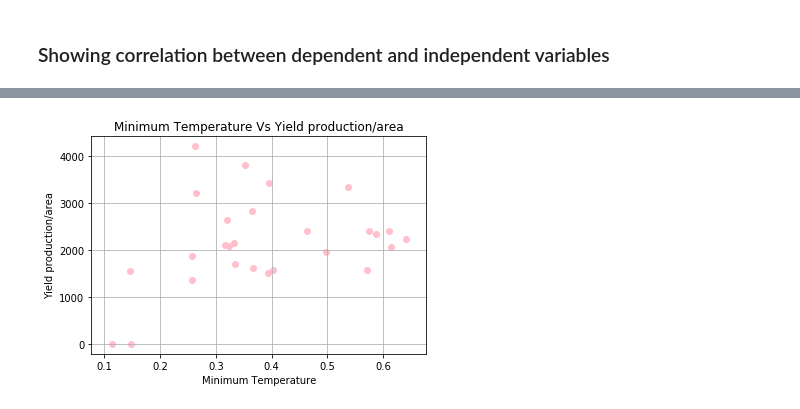
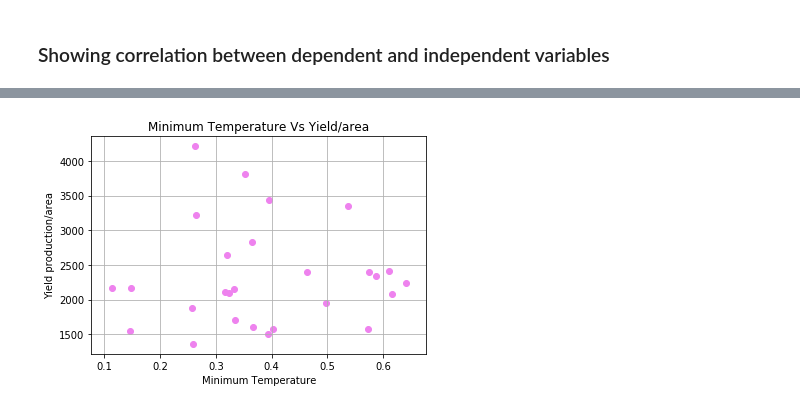
Before and after one commit to arghac14/CropYield-prediction, a Jupyter notebook: CropPrediction(data_exploration).ipynb, the cells around one changed output, grey strips where cells are left out. Drawn from its saved outputs; the diff is of its cells as text; code cells hidden in the pictures.

```diff
--- a/CropPrediction(data_exploration).ipynb
+++ b/CropPrediction(data_exploration).ipynb
@@ -31,3 +33,5 @@ df.head()
+# %%
+df=df.replace({'Yield/area': {0:df['Yield/area'].mean()}})
 # %% [markdown]
 ### Showing correlation between dependent and independent variables
 # %%
@@ -78,9 +82,9 @@ plt.show()
 # %%
-plt.scatter(df['Temp_min'],df['Yield/area'],color='pink')
-plt.title("Minimum Temperature Vs Yield production/area")
+plt.scatter(df['Temp_min'],df['Yield/area'],color='violet')
+plt.title("Minimum Temperature Vs Yield/area")
 plt.xlabel("Minimum Temperature")
 plt.ylabel("Yield production/area")
 plt.grid()
 plt.show()
 # %% [output]
-[figure, old version]
+[figure, new version]
```
Also changed, not shown: parts of 6 cells of this notebook.
